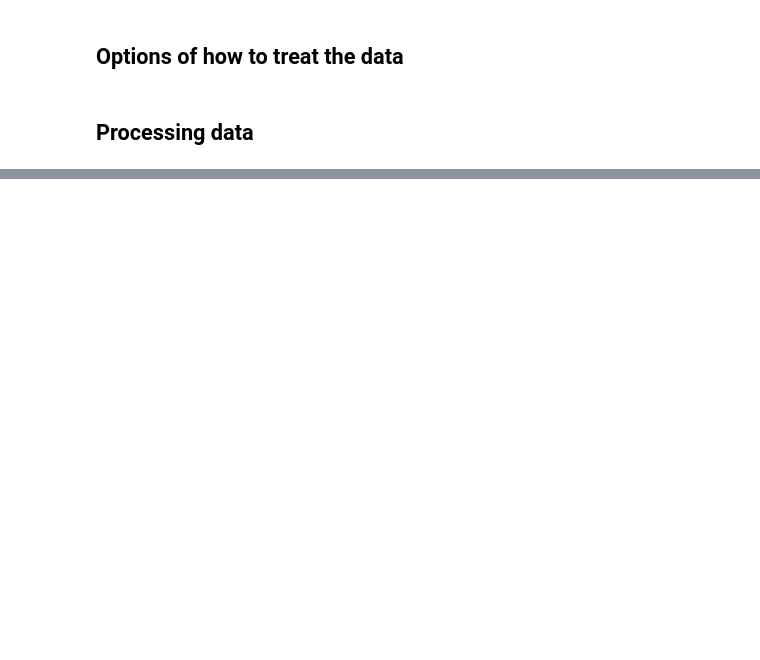
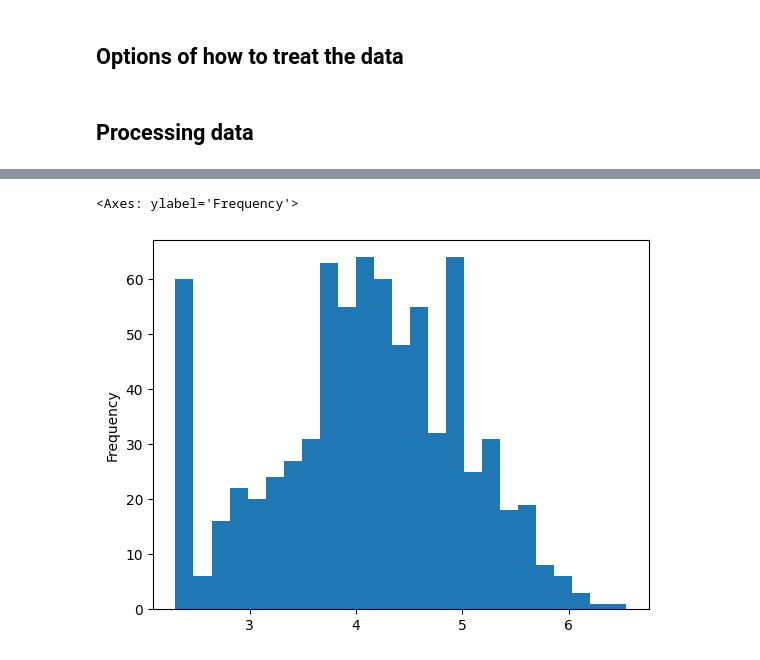
Before and after one commit to tanderson11/hiv-transmission-parameters, a Jupyter notebook: Blanquart/clean.ipynb, the cells around one changed output, grey strips where cells are left out. Drawn from its saved outputs; the diff is of its cells as text; code cells hidden in the pictures; blank space fills up the shorter version.

```diff
--- a/Blanquart/clean.ipynb
+++ b/Blanquart/clean.ipynb
@@ -14,7 +14,7 @@ base_output_name = 'blanquart.couples.for.fitting'
 file_suffix = ''
 dose_column = 'spvl'
 # remove undectable viral load?
-remove_undectable = True
+remove_undectable = False
 if remove_undectable:
     file_suffix += '.ur'
     dose_column = 'spvl.ur'
@@ -84,0 +142,5 @@ df
+# %%
+df['spvl'].plot.hist(bins=25)
+# %% [output]
+<Axes: ylabel='Frequency'>
+[figure, added]
```
Also changed, not shown: parts of 11 cells of this notebook, 3 other files.
